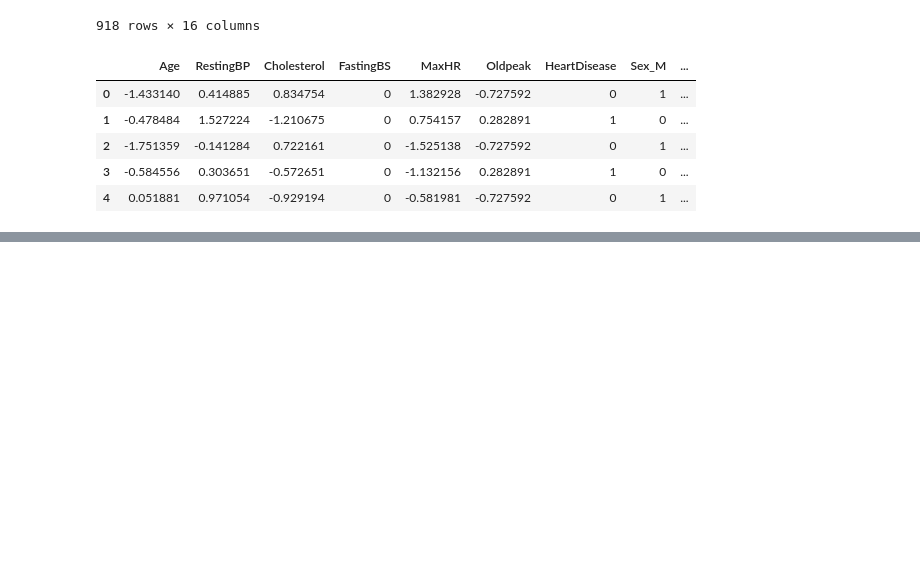
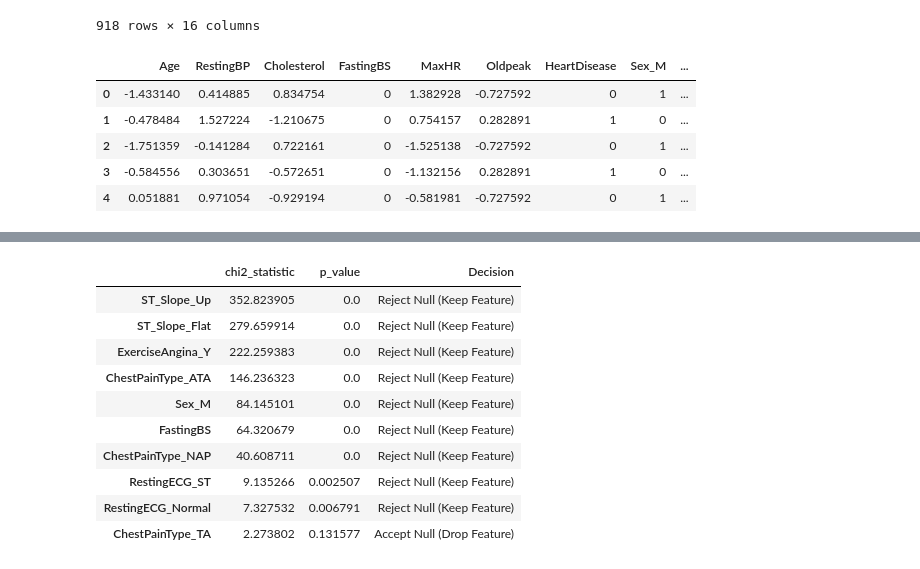
Before and after one commit to Nytin-rana/Machine-Learning-Playground, a Jupyter notebook: Heart.ipynb, the cells around one changed output, grey strips where cells are left out. Cells and saved outputs as stored; diff of their text form; code cells hidden in the pictures; blank space fills up the shorter version.

```diff
--- a/Heart.ipynb
+++ b/Heart.ipynb
@@ -204,0 +244,34 @@ df_encode.head()
+# %%
+categoral_features = ['FastingBS',  'Sex_M', 'ChestPainType_ATA', 'ChestPainType_NAP',
+       'ChestPainType_TA', 'RestingECG_Normal', 'RestingECG_ST',
+       'ExerciseAngina_Y', 'ST_Slope_Flat', 'ST_Slope_Up']
+
+from scipy.stats import chi2_contingency
+alpha = 0.05
+
+chi2_results = {}
+
+for col in categoral_features:
+    contingency = pd.crosstab(df_encode[col], df_encode['HeartDisease'] )
+    chi2_stat, p_val , _,_ = chi2_contingency(contingency)
+    decision = 'Reject Null (Keep Feature)' if p_val < alpha else 'Accept Null (Drop Feature)'
+    chi2_results[col] = {'chi2_statistic' :chi2_stat,
+                         'p_value' : p_val,
+                         'Decision' : decision
+
+                        }
+chi2_df = pd.DataFrame(chi2_results).T
+chi2_df = chi2_df.sort_values(by='p_value')
+chi2_df
+# %% [output]
+|  | chi2_statistic | p_value | Decision |
+| ST_Slope_Up | 352.823905 | 0.0 | Reject Null (Keep Feature) |
+| ST_Slope_Flat | 279.659914 | 0.0 | Reject Null (Keep Feature) |
+| ExerciseAngina_Y | 222.259383 | 0.0 | Reject Null (Keep Feature) |
+| ChestPainType_ATA | 146.236323 | 0.0 | Reject Null (Keep Feature) |
+| Sex_M | 84.145101 | 0.0 | Reject Null (Keep Feature) |
+| FastingBS | 64.320679 | 0.0 | Reject Null (Keep Feature) |
+| ChestPainType_NAP | 40.608711 | 0.0 | Reject Null (Keep Feature) |
+| RestingECG_ST | 9.135266 | 0.002507 | Reject Null (Keep Feature) |
+| RestingECG_Normal | 7.327532 | 0.006791 | Reject Null (Keep Feature) |
+| ChestPainType_TA | 2.273802 | 0.131577 | Accept Null (Drop Feature) |
```
Also changed, not shown: parts of 6 cells of this notebook.
